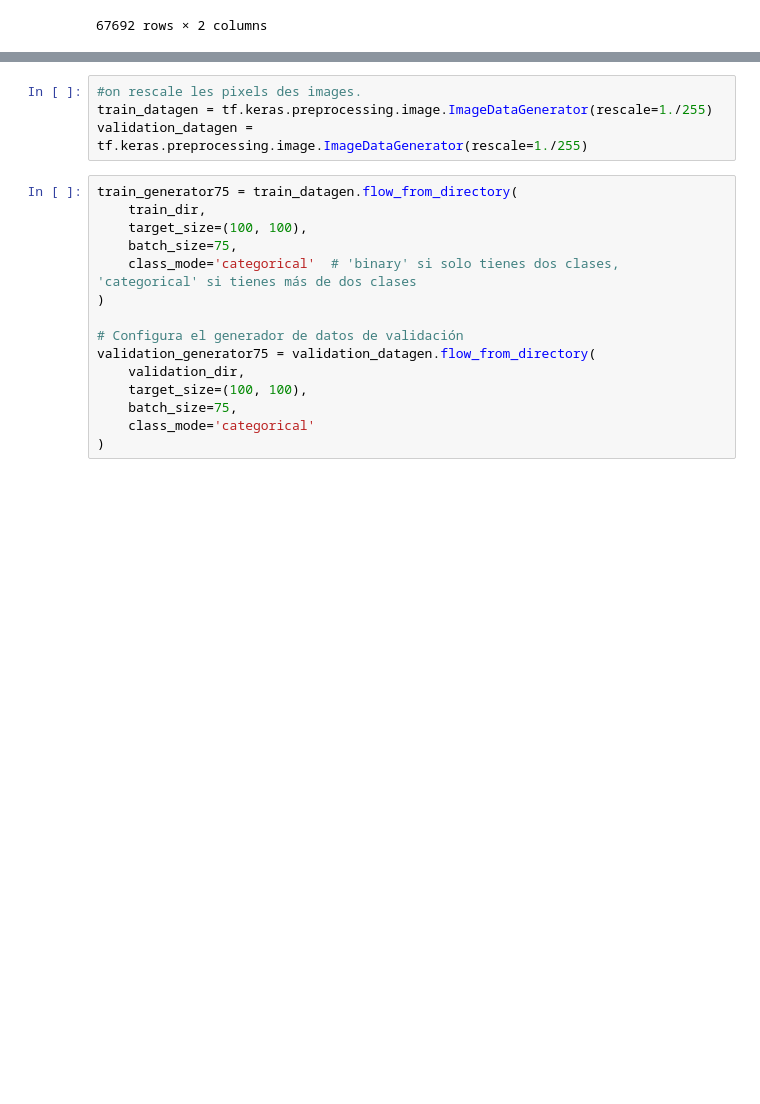
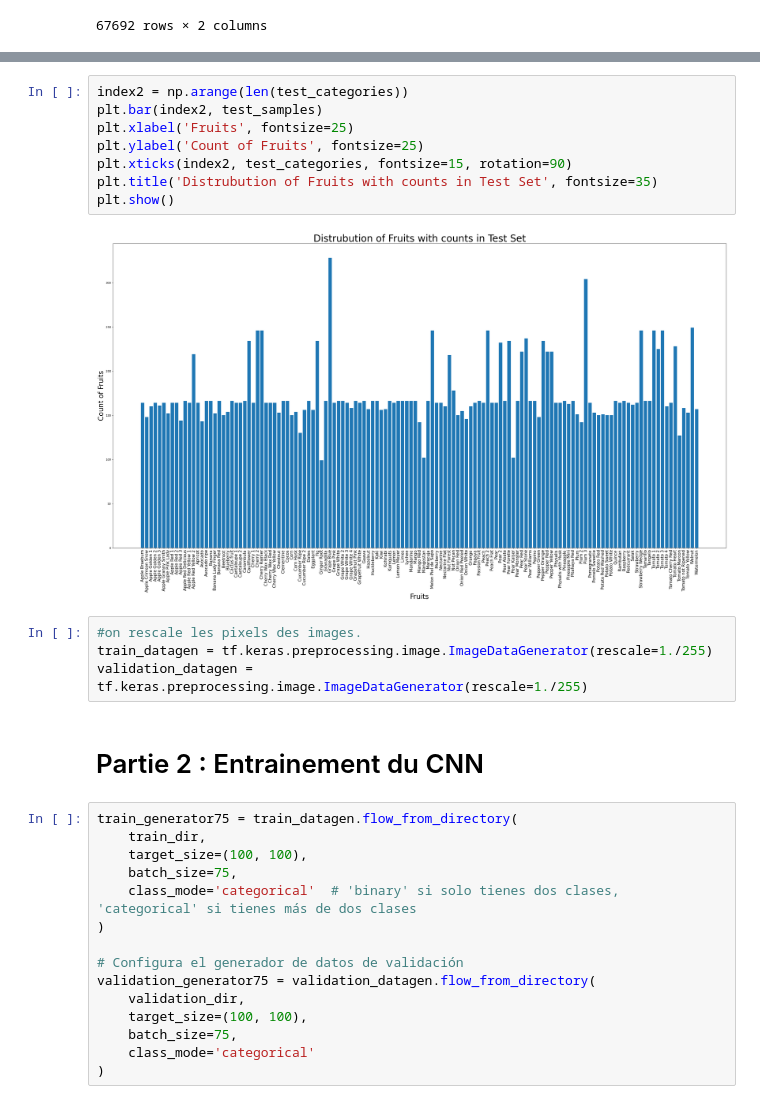
Before and after one commit to kyu19/Projet_Deep_Learning, a Jupyter notebook: main_projet.ipynb, the cells around one changed output, grey strips where cells are left out. Saved outputs shown, nothing was run; the diff lists cells and outputs as text; blank space fills up the shorter version.

```diff
--- a/main_projet.ipynb
+++ b/main_projet.ipynb
@@ -57,7 +94,19 @@ train_fruits
+# %%
+index2 = np.arange(len(test_categories))
+plt.bar(index2, test_samples)
+plt.xlabel('Fruits', fontsize=25)
+plt.ylabel('Count of Fruits', fontsize=25)
+plt.xticks(index2, test_categories, fontsize=15, rotation=90)
+plt.title('Distrubution of Fruits with counts in Test Set', fontsize=35)
+plt.show()
+# %% [output]
+[figure, added]
 # %%
 #on rescale les pixels des images.
 train_datagen = tf.keras.preprocessing.image.ImageDataGenerator(rescale=1./255)
 validation_datagen = tf.keras.preprocessing.image.ImageDataGenerator(rescale=1./255)
+# %% [markdown]
+# Partie 2 : Entrainement du CNN
 # %%
 train_generator75 = train_datagen.flow_from_directory(
     train_dir,
```
Also changed, not shown: parts of 19 cells of this notebook.
